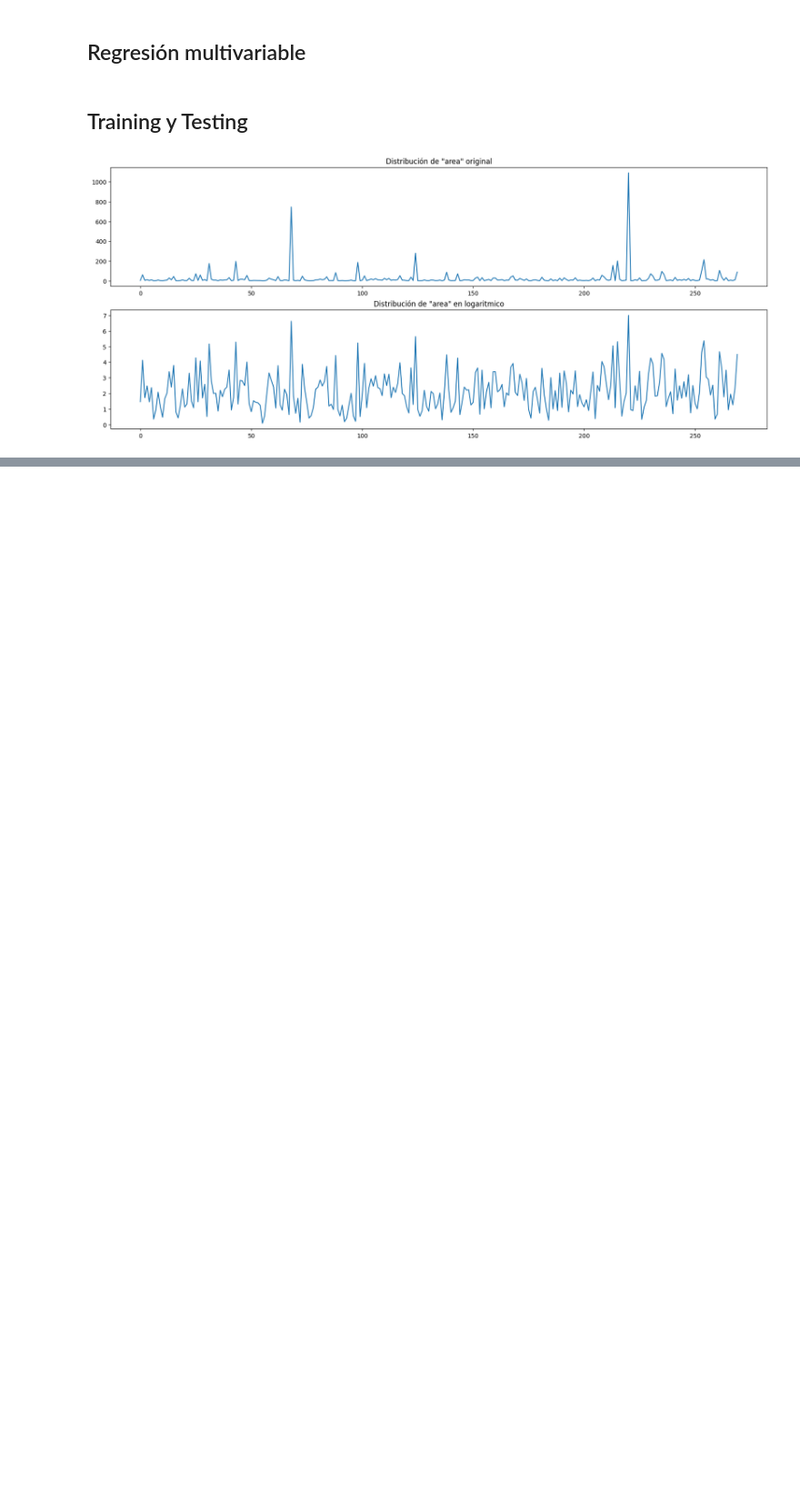
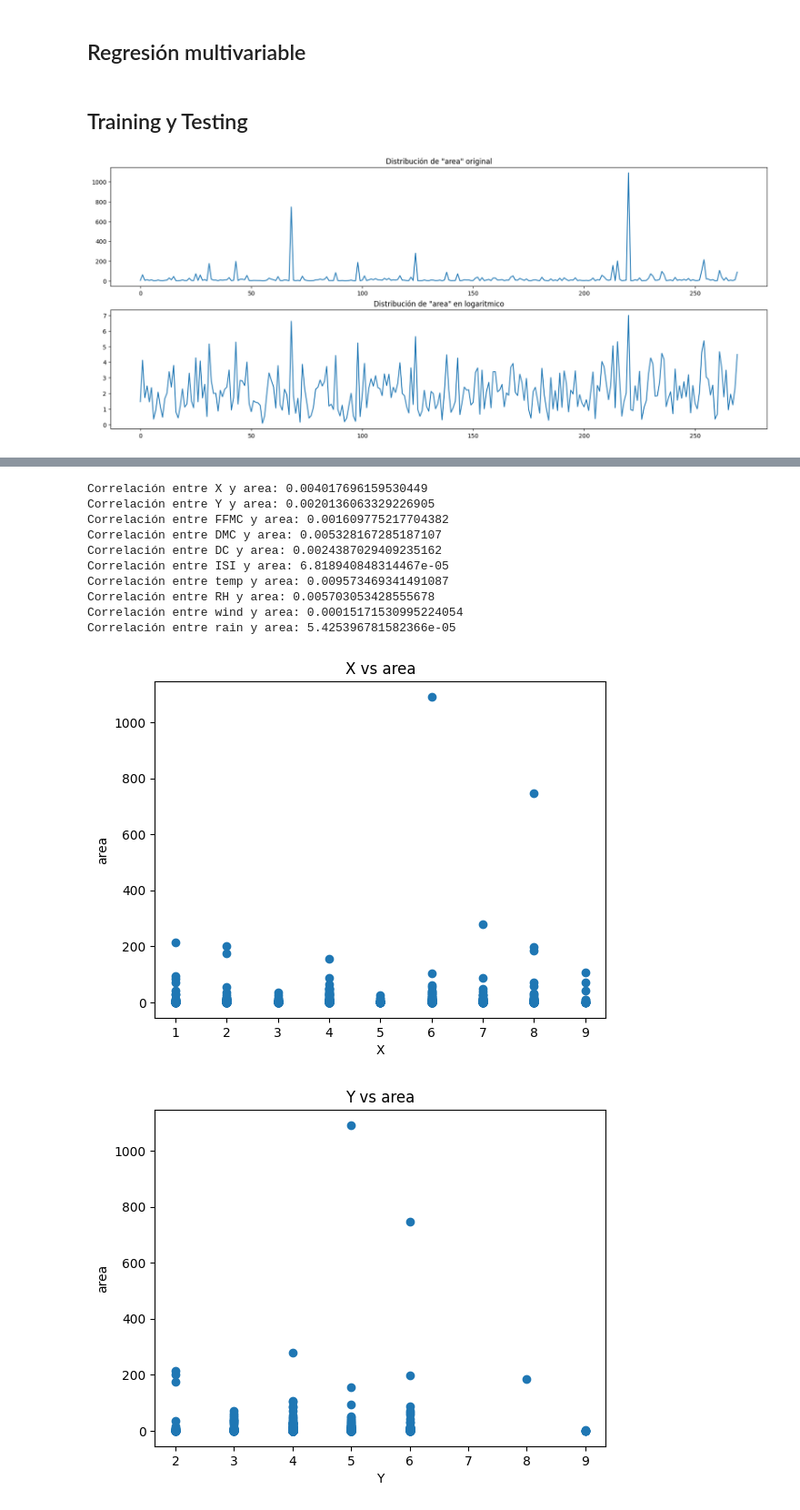
Before and after one commit to Sandovl0593/project1-ML, a Jupyter notebook: main.ipynb, the cells around one changed output, grey strips where cells are left out. Shown at 91% size. Drawn from its saved outputs; the diff is of its cells as text; code cells hidden in the pictures; blank space fills up the shorter version.

```diff
--- a/main.ipynb
+++ b/main.ipynb
@@ -185,0 +186,34 @@ plt.show()
+# %%
+df = pd.read_csv("forestfires.csv")
+y = df["area"].to_numpy()
+
+df = df.drop(columns=["month", "day", "area"])
+
+# OBTENER LA CORRELACION DE LOS POSIBLES CANDIDATOS DE X RESPECTO A Y PARA SABER CUAL O CUALES SON LOS MEJORES CANDIDATOS
+for feature in df.columns:
+    x = df[feature].to_numpy()
+    corr = np.corrcoef(x, y)
+    print('Correlación entre', feature, 'y area:', corr[0, 1]**2)
+
+
+# GRAFICAR LA CORRELACION DE LOS POSIBLES CANDIDATOS DE X RESPECTO A Y
+for feature in df.columns:
+    x = df[feature].to_numpy()
+    plt.title(feature + ' vs area')
+    plt.scatter(x,y)
+    plt.xlabel(feature)
+    plt.ylabel("area")
+    plt.show()
+# %% [output]
+Correlación entre X y area: 0.004017696159530449
+Correlación entre Y y area: 0.0020136063329226905
+Correlación entre FFMC y area: 0.001609775217704382
+Correlación entre DMC y area: 0.005328167285187107
+Correlación entre DC y area: 0.0024387029409235162
+Correlación entre ISI y area: 6.818940848314467e-05
+Correlación entre temp y area: 0.009573469341491087
+Correlación entre RH y area: 0.005703053428555678
+Correlación entre wind y area: 0.00015171530995224054
+Correlación entre rain y area: 5.425396781582366e-05
+[figure, added]
+[figure, added]
```
Also changed, not shown: parts of 16 cells of this notebook, 2 other files.
